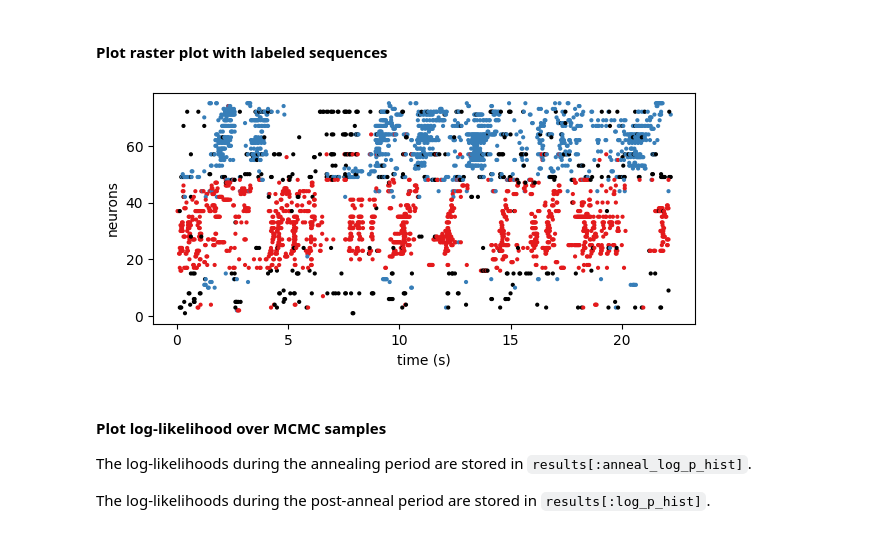
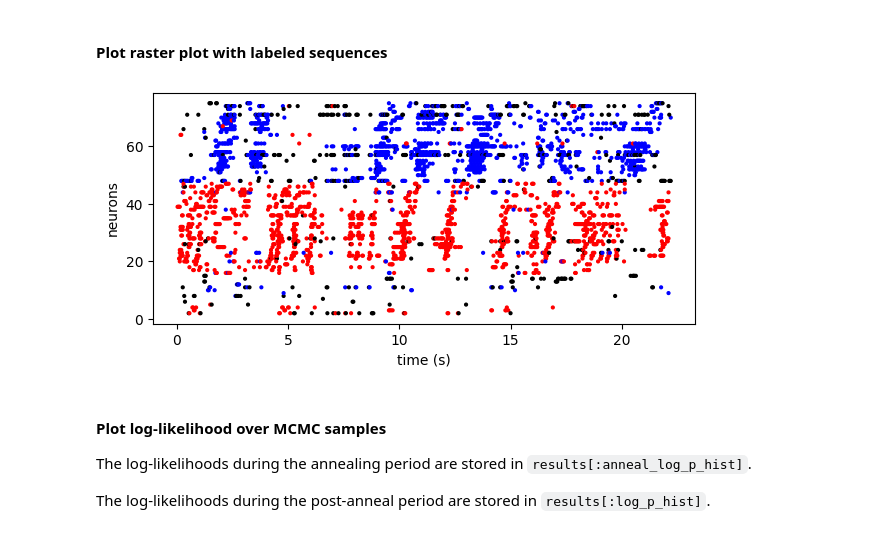
Before and after one commit to lindermanlab/PPSeq.jl, a Jupyter notebook: demo/songbird.ipynb, the cells around one changed output. Drawn from its saved outputs; the diff is of its cells as text; code cells hidden in the pictures.

```diff
--- a/demo/songbird.ipynb
+++ b/demo/songbird.ipynb
@@ -140,23 +140,23 @@ TEMP:  1.0
 # %%
 # Grab the final MCMC sample
 final_globals = results[:globals_hist][end]
 final_events = results[:latent_event_hist][end]
 final_assignments = results[:assignment_hist][:, end]
 
 # Helpful utility function that sorts the neurons to reveal sequences.
 neuron_ordering = seq.sortperm_neurons(final_globals)
 
 # Plot model-annotated raster.
 fig = seq.plot_raster(
     spikes,
     final_events,
     final_assignments,
     neuron_ordering;
-#     color_cycle=["red", "blue"] # colors for each sequence type can be modified.
+    color_cycle=["red", "blue"] # colors for each sequence type can be modified.
 )
 fig.set_size_inches([7, 3]);
 # %% [output]
-[figure, old version]
+[figure, new version]
 # %% [markdown]
 #### Plot log-likelihood over MCMC samples
 
```
Also changed, not shown: parts of 7 cells of this notebook, 3 other files.
